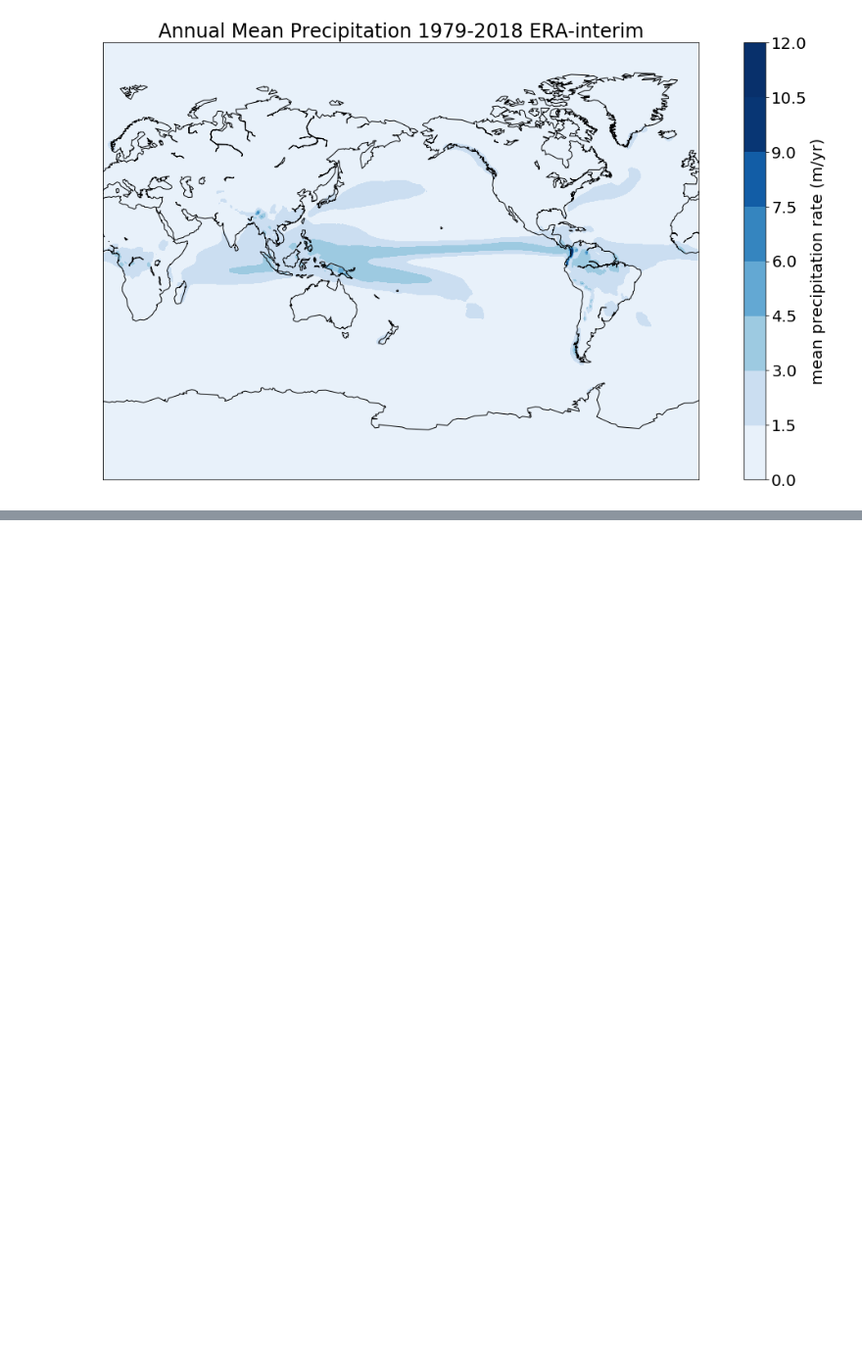
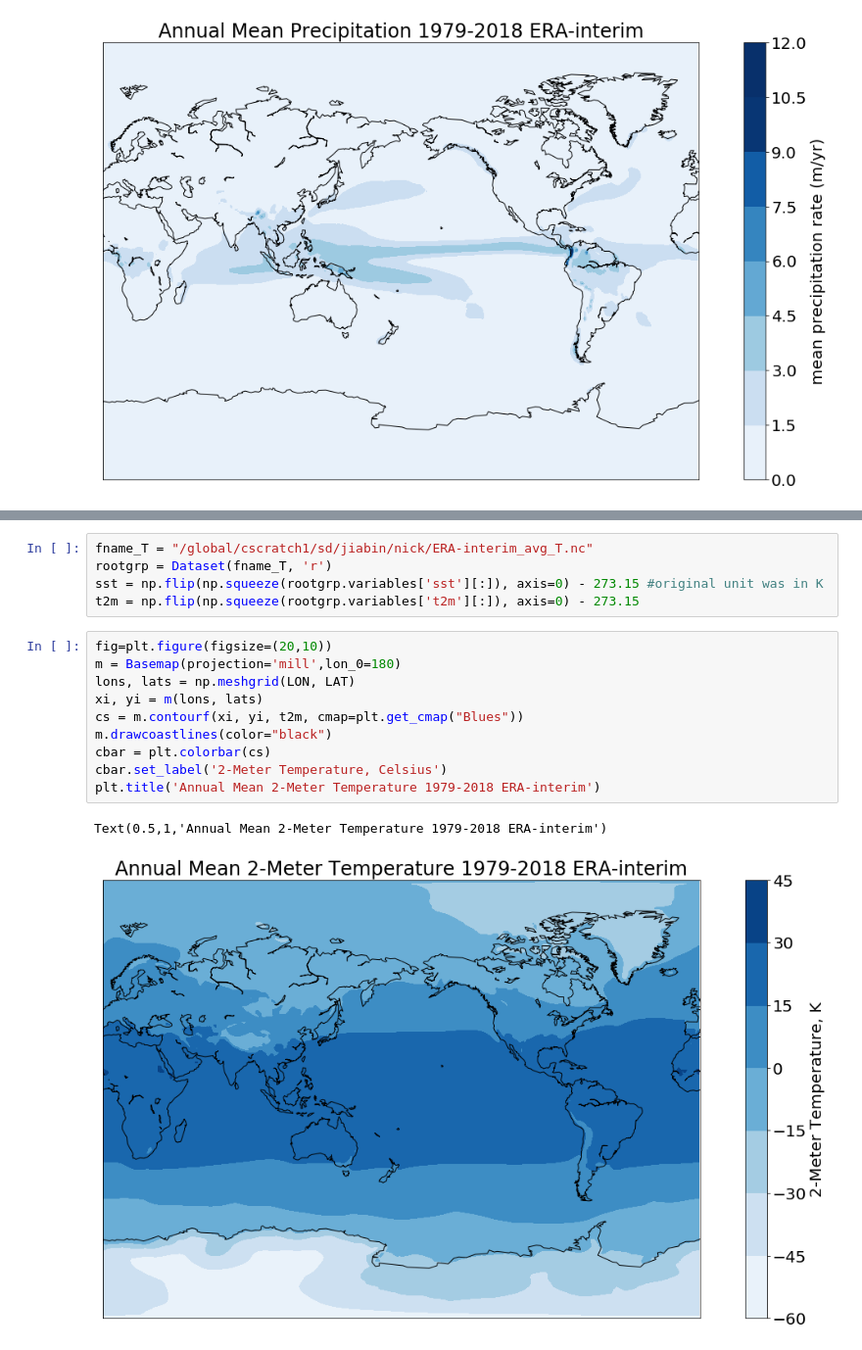
Before and after one commit to jiabin-liu/random.rand, a Jupyter notebook: zonally_avg_precip.ipynb, the cells around one changed output, grey strips where cells are left out. Shown at 98% size. Saved outputs shown, nothing was run; the diff lists cells and outputs as text; blank space fills up the shorter version.

```diff
--- a/zonally_avg_precip.ipynb
+++ b/zonally_avg_precip.ipynb
@@ -41,0 +59,18 @@ global_precip = np.nanmean(avg_precip,axis=1)
+# %%
+fname_T = "/global/cscratch1/sd/jiabin/nick/ERA-interim_avg_T.nc"
+rootgrp = Dataset(fname_T, 'r')
+sst = np.flip(np.squeeze(rootgrp.variables['sst'][:]), axis=0) - 273.15 #original unit was in K
+t2m = np.flip(np.squeeze(rootgrp.variables['t2m'][:]), axis=0) - 273.15
+# %%
+fig=plt.figure(figsize=(20,10))
+m = Basemap(projection='mill',lon_0=180)
+lons, lats = np.meshgrid(LON, LAT)
+xi, yi = m(lons, lats)
+cs = m.contourf(xi, yi, t2m, cmap=plt.get_cmap("Blues"))
+m.drawcoastlines(color="black")
+cbar = plt.colorbar(cs)
+cbar.set_label('2-Meter Temperature, Celsius')
+plt.title('Annual Mean 2-Meter Temperature 1979-2018 ERA-interim')
+# %% [output]
+Text(0.5,1,'Annual Mean 2-Meter Temperature 1979-2018 ERA-interim')
+[figure, added]
```
Also changed, not shown: parts of 9 cells of this notebook.
